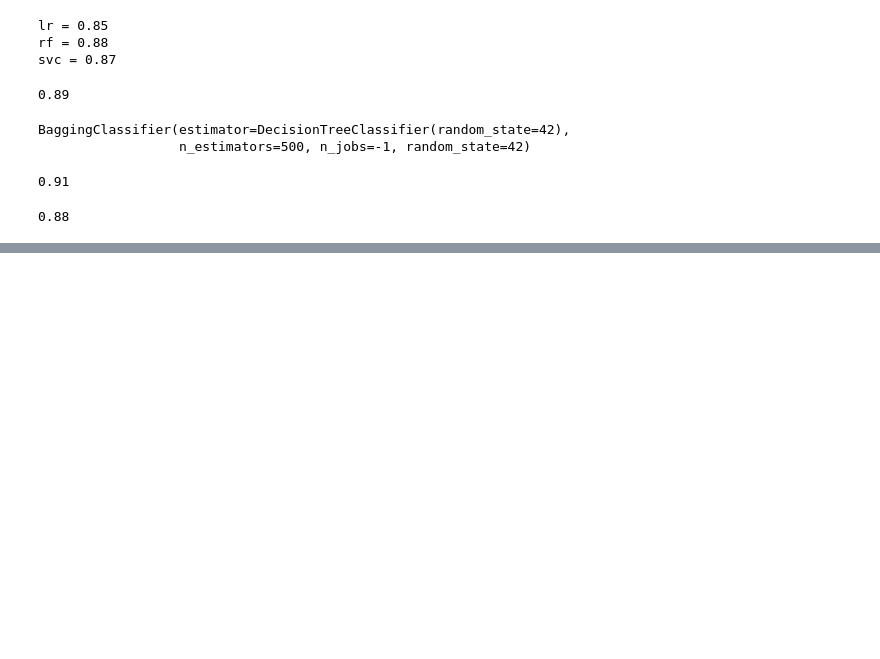
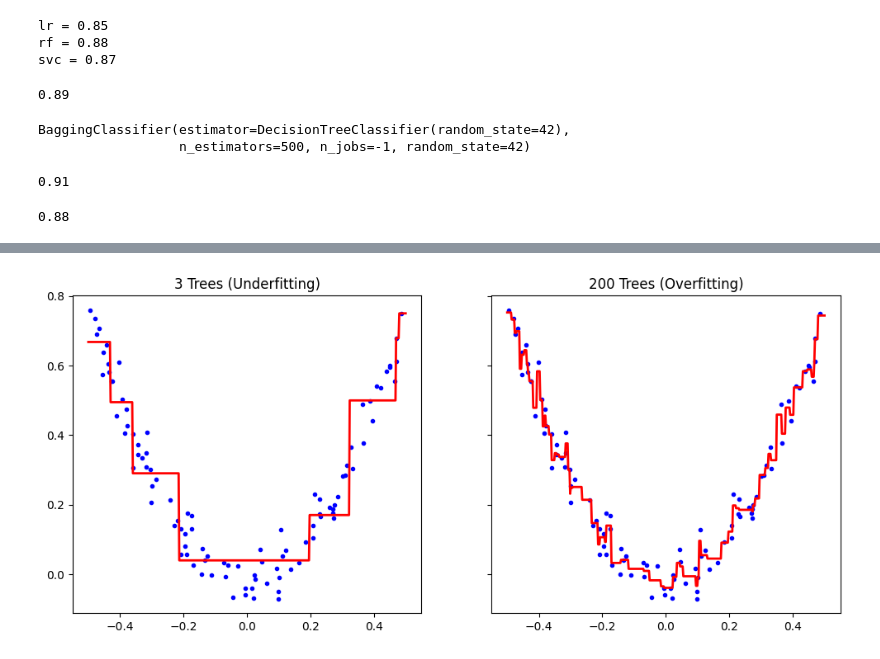
Before and after one commit to Tyler-Dur-den/random_forest, a Jupyter notebook: Untitled-1.ipynb, the cells around one changed output, grey strips where cells are left out. Saved outputs shown, nothing was run; the diff lists cells and outputs as text; code cells hidden in the pictures; blank space fills up the shorter version.

```diff
--- a/Untitled-1.ipynb
+++ b/Untitled-1.ipynb
@@ -68,0 +149,26 @@ bag_clf = BaggingClassifier(
+# %%
+import matplotlib.pyplot as plt
+
+gbrt_slow = GradientBoostingRegressor(max_depth=2, n_estimators=3, learning_rate=1.0, random_state=42)
+gbrt_slow.fit(X, y)
+
+gbrt_fast = GradientBoostingRegressor(max_depth=2, n_estimators=200, learning_rate=0.1, random_state=42)
+gbrt_fast.fit(X, y)
+
+x_range = np.linspace(-0.5, 0.5, 500).reshape(-1, 1)
+y_pred_slow = gbrt_slow.predict(x_range)
+y_pred_fast = gbrt_fast.predict(x_range)
+
+fig, axes = plt.subplots(ncols=2, figsize=(12, 5), sharey=True)
+
+axes[0].plot(X, y, "b.")
+axes[0].plot(x_range, y_pred_slow, "r-", linewidth=2)
+axes[0].set_title("3 Trees (Underfitting)")
+
+axes[1].plot(X, y, "b.")
+axes[1].plot(x_range, y_pred_fast, "r-", linewidth=2)
+axes[1].set_title("200 Trees (Overfitting)")
+
+plt.show()
+# %% [output]
+[figure, added]
```
Also changed, not shown: parts of 8 cells of this notebook.
